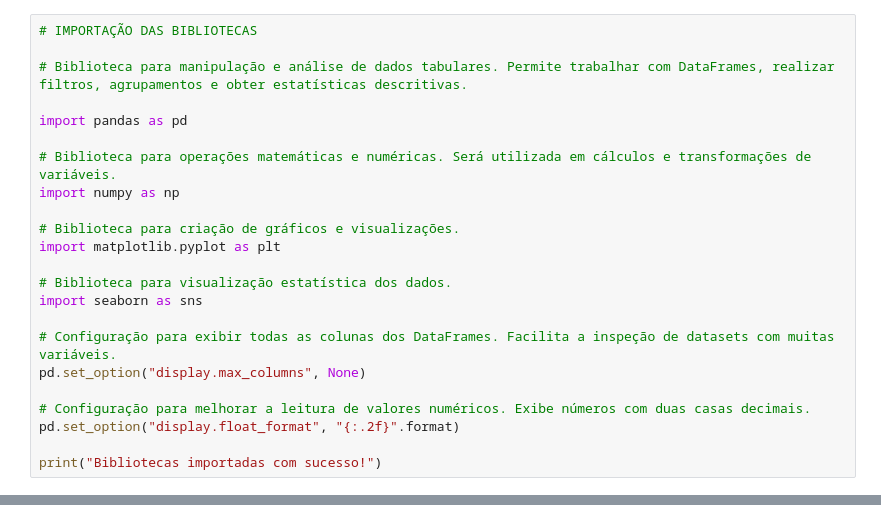
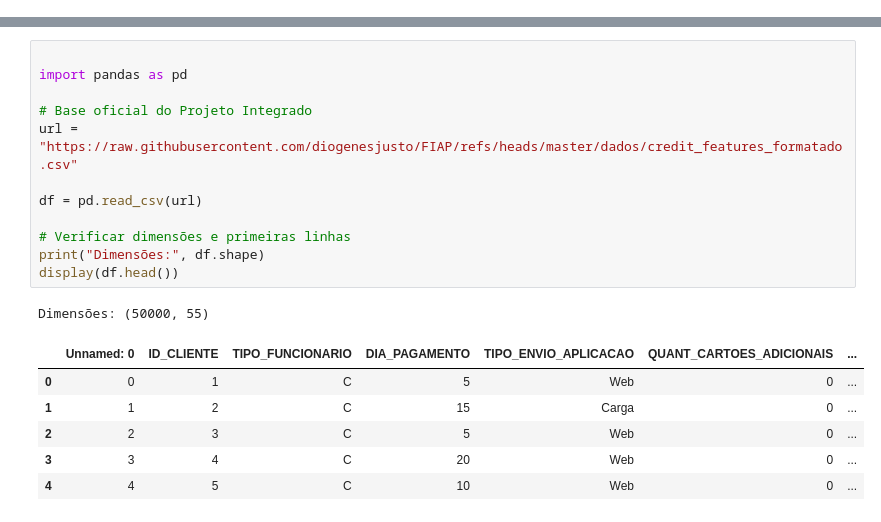
Before and after one commit to 2000Voli/2000Voli, a Jupyter notebook: Projeto_integrado_Feature_Engineering.ipynb, the cells around one changed output, grey strips where cells are left out. Saved outputs shown, nothing was run; the diff lists cells and outputs as text.

```diff
--- a/Projeto_integrado_Feature_Engineering.ipynb
+++ b/Projeto_integrado_Feature_Engineering.ipynb
@@ -1,25 +1,2 @@
 # %% [markdown]
 <a href="https://colab.research.google.com/github/2000Voli/2000Voli/blob/main/Projeto_integrado_Feature_Engineering.ipynb" target="_parent"><img src="https://colab.research.google.com/assets/colab-badge.svg" alt="Open In Colab"/></a>
-# %%
-# IMPORTAÇÃO DAS BIBLIOTECAS
-
-# Biblioteca para manipulação e análise de dados tabulares. Permite trabalhar com DataFrames, realizar filtros, agrupamentos e obter estatísticas descritivas.
-
-import pandas as pd
-
-# Biblioteca para operações matemáticas e numéricas. Será utilizada em cálculos e transformações de variáveis.
-import numpy as np
-
-# Biblioteca para criação de gráficos e visualizações.
-import matplotlib.pyplot as plt
-
-# Biblioteca para visualização estatística dos dados.
-import seaborn as sns
-
-# Configuração para exibir todas as colunas dos DataFrames. Facilita a inspeção de datasets com muitas variáveis.
-pd.set_option("display.max_columns", None)
-
-# Configuração para melhorar a leitura de valores numéricos. Exibe números com duas casas decimais.
-pd.set_option("display.float_format", "{:.2f}".format)
-
-print("Bibliotecas importadas com sucesso!")
@@ -3596,0 +3,20 @@ O trabalho demonstra que Feature Engineering deve ser conduzido como um processo
+# %%
+
+import pandas as pd
+
+# Base oficial do Projeto Integrado
+url = "https://raw.githubusercontent.com/diogenesjusto/FIAP/refs/heads/master/dados/credit_features_formatado.csv"
+
+df = pd.read_csv(url)
+
+# Verificar dimensões e primeiras linhas
+print("Dimensões:", df.shape)
+display(df.head())
+# %% [output]
+Dimensões: (50000, 55)
+|  | Unnamed: 0 | ID_CLIENTE | TIPO_FUNCIONARIO | DIA_PAGAMENTO | TIPO_ENVIO_APLICACAO | QUANT_CARTOES_ADICIONAIS | ... |
+| 0 | 0 | 1 | C | 5 | Web | 0 | ... |
+| 1 | 1 | 2 | C | 15 | Carga | 0 | ... |
+| 2 | 2 | 3 | C | 5 | Web | 0 | ... |
+| 3 | 3 | 4 | C | 20 | Web | 0 | ... |
+| 4 | 4 | 5 | C | 10 | Web | 0 | ... |
```
Also changed, not shown: parts of 74 cells of this notebook.
